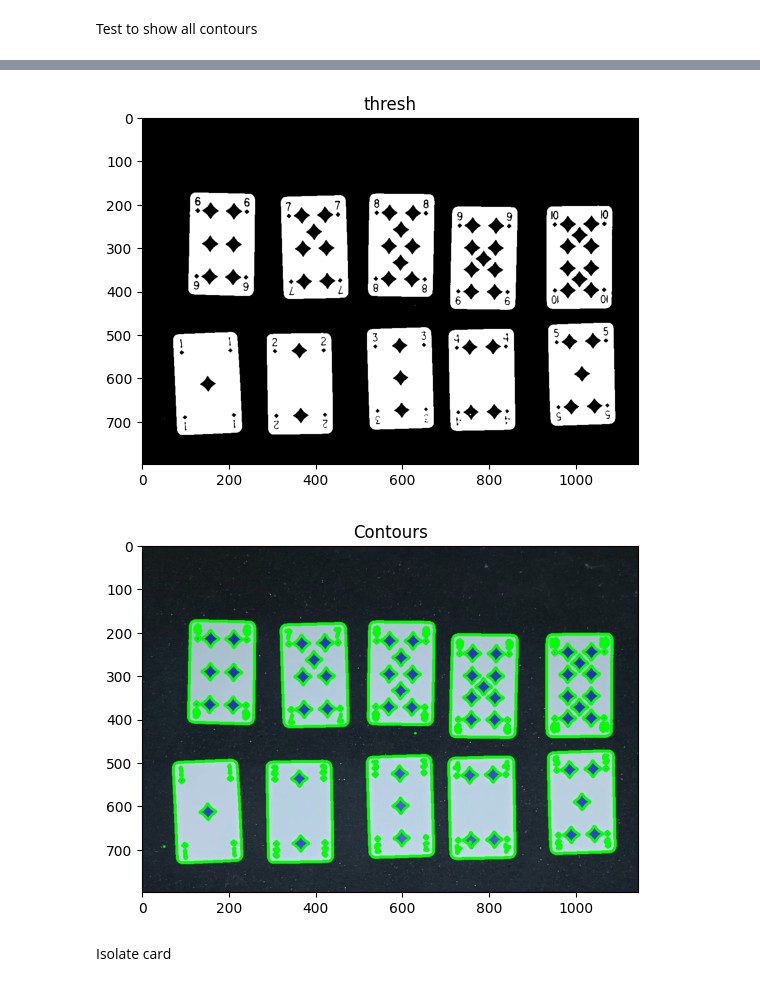
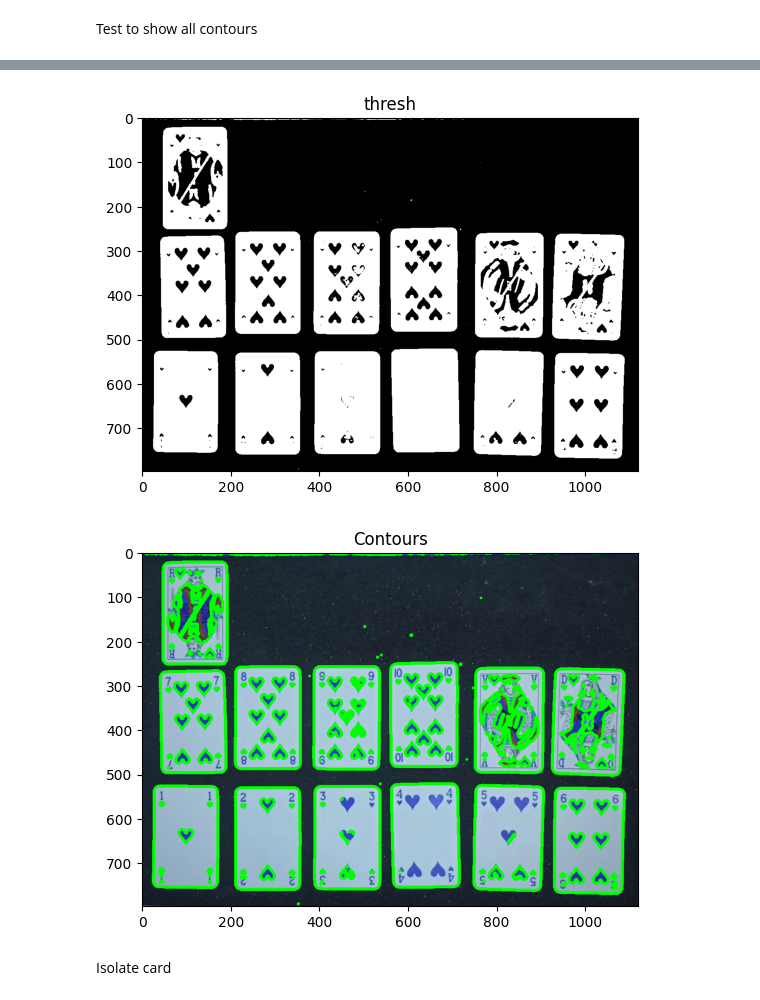
Before and after one commit to BNoteris/Card-recognition, a Jupyter notebook: Fixed Image.ipynb, the cells around one changed output, grey strips where cells are left out. Saved outputs shown, nothing was run; the diff lists cells and outputs as text; code cells hidden in the pictures.

```diff
--- a/Fixed Image.ipynb
+++ b/Fixed Image.ipynb
@@ -29,12 +29,14 @@ plt.show()
 # %% [markdown]
 Test to show all contours
 # %%
-image = cv2.imread('Full family/D1.jpg')
+importlib.reload(Functions)
+from Functions import *
+image = cv2.imread('Full family/H.jpg')
 gray = cv2.cvtColor(image, cv2.COLOR_BGR2GRAY)
 blur = cv2.GaussianBlur(gray, (5, 5), 0)
 
 
-retval, thresh = cv2.threshold(blur,THRESH_LVL,255,cv2.THRESH_BINARY)
+retval, thresh = cv2.threshold(blur,100,255,cv2.THRESH_BINARY)
 
 # Find contours and their hierarchy
 contours, hierarchy = cv2.findContours(thresh, cv2.RETR_TREE, cv2.CHAIN_APPROX_SIMPLE)
@@ -64,5 +66,5 @@ plt.show()
-[figure, old version]
+[figure, new version]
-[figure, old version]
+[figure, new version]
 # %% [markdown]
 Isolate card
 # %%
```
Also changed, not shown: parts of 2 cells of this notebook, 2 other files.
